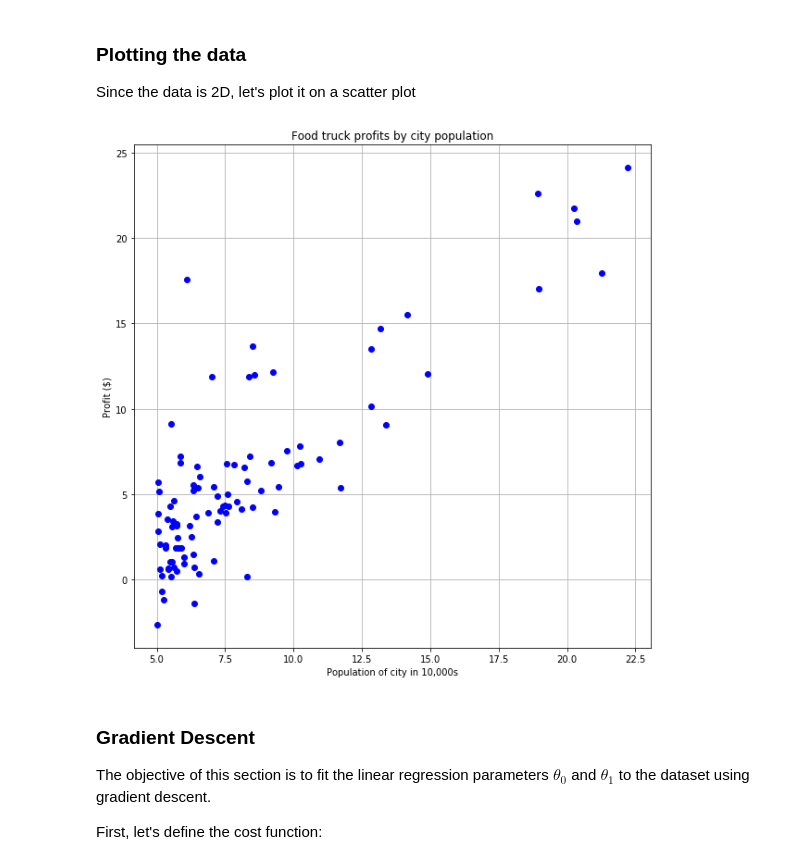
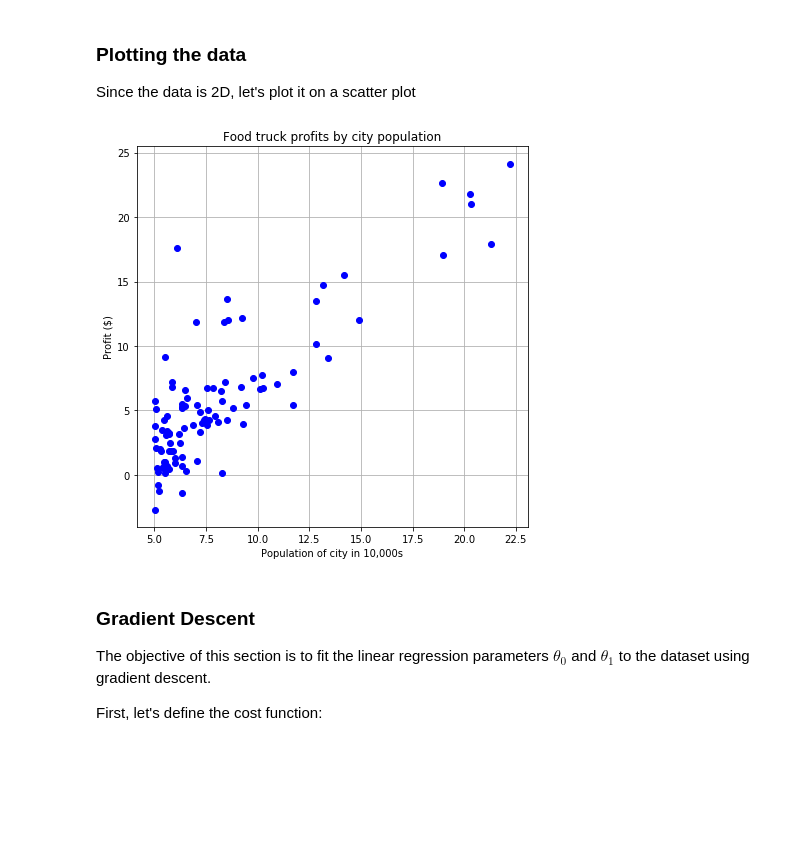
Before and after one commit to martinabeleda/Machine-Learning-Coursera, a Jupyter notebook: machine-learning/Exercise 1 - Linear Regression.ipynb, the cells around one changed output. Saved outputs shown, nothing was run; the diff lists cells and outputs as text; code cells hidden in the pictures; blank space fills up the shorter version.

```diff
--- a/machine-learning/Exercise 1 - Linear Regression.ipynb
+++ b/machine-learning/Exercise 1 - Linear Regression.ipynb
@@ -42,15 +44,15 @@ data.describe()
 ### Plotting the data
 Since the data is 2D, let's plot it on a scatter plot
 # %%
-plt.figure(figsize=(10,10))
+plt.figure(figsize=(7,7))
 plt.plot(data['Population'], data['Profit'], 'bo')
 plt.title('Food truck profits by city population')
 plt.xlabel('Population of city in 10,000s')
 plt.ylabel('Profit ($)')
 plt.grid(True)
 plt.show()
 # %% [output]
-[figure, old version]
+[figure, new version]
 # %% [markdown]
 ### Gradient Descent
 The objective of this section is to fit the linear regression parameters $\theta_0$ and $\theta_1$ to the dataset using gradient descent.
```
Also changed, not shown: parts of 29 cells of this notebook, 1 other file.
